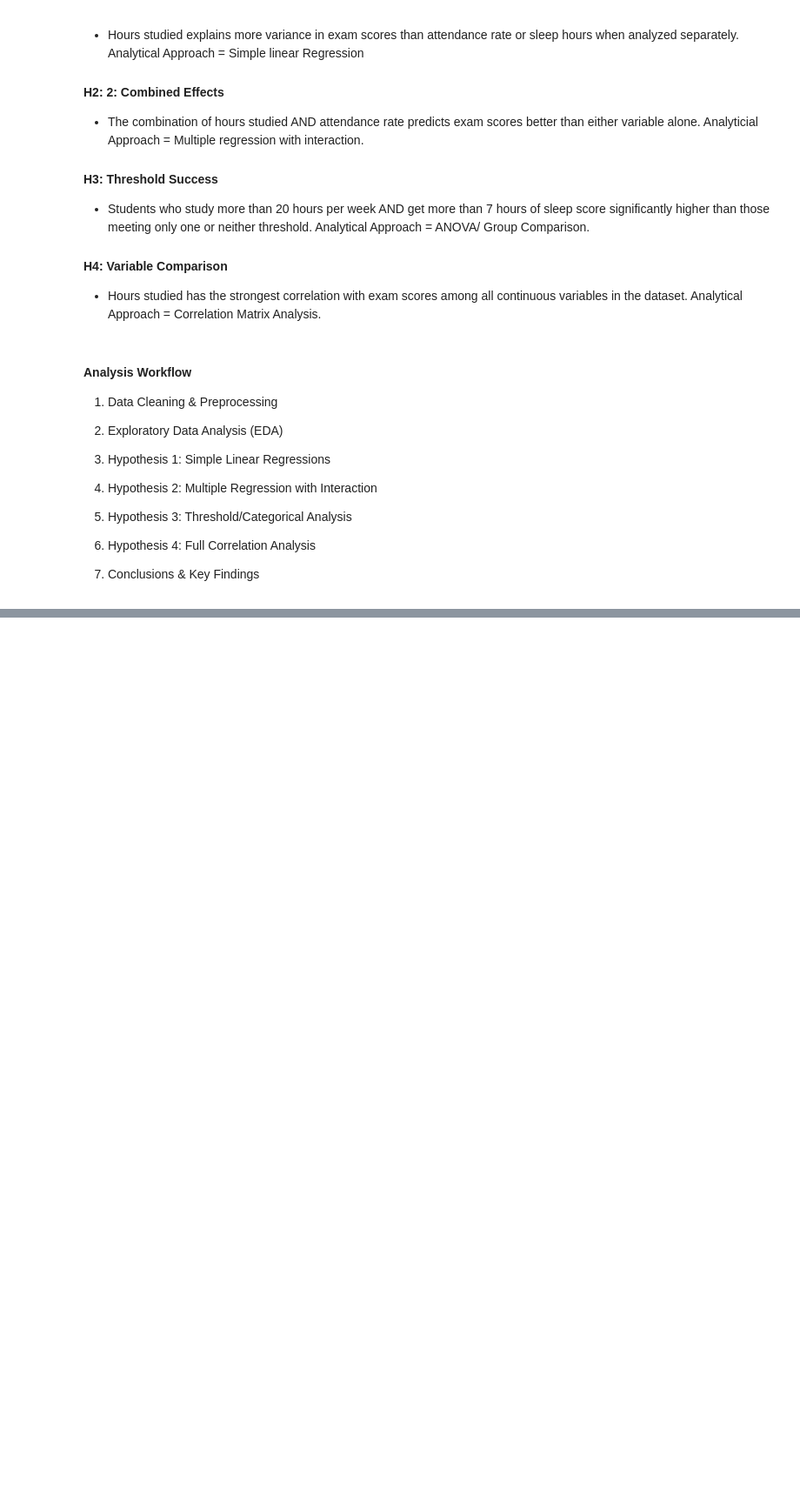
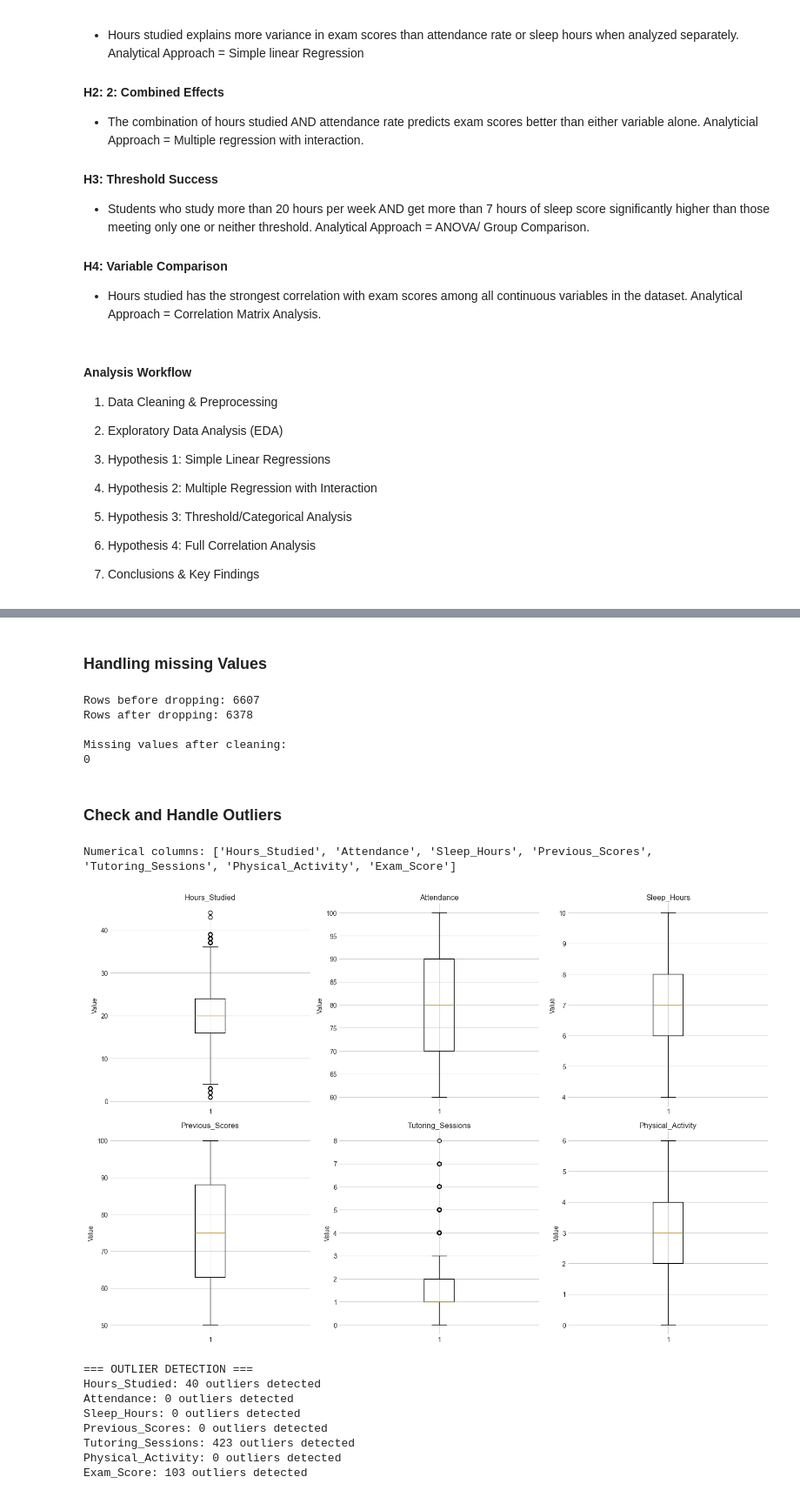
Before and after one commit to symemi115/Student-Performance-Factors, a Jupyter notebook: jupyter_notebooks/Notebook.ipynb, the cells around one changed output, grey strips where cells are left out. Shown at 87% size. Drawn from its saved outputs; the diff is of its cells as text; code cells hidden in the pictures; blank space fills up the shorter version.

Commit message:
Data-Prep

```diff
--- a/jupyter_notebooks/Notebook.ipynb
+++ b/jupyter_notebooks/Notebook.ipynb
@@ -56,0 +65,8 @@ sns.set_palette("husl")
+# %%
+# Loading the dataset
+df = pd.read_csv('../Data/Raw/StudentPerformanceFactors.csv')
+
+# Quick check to see the shape and first few rows of the dataset
+print(f"Dataset shape: {df.shape}")
+print("\nFirst 5 rows:")
+df.head()
@@ -56,0 +131,61 @@ sns.set_palette("husl")
+# %% [markdown]
+### Handling missing Values
+# %%
+# Dropping rows with missing values
+print(f"Rows before dropping: {len(df)}")
+df_clean = df.dropna()
+print(f"Rows after dropping: {len(df_clean)}")
+
+# Verifying no missing values remain
+print("\nMissing values after cleaning:")
+print(df_clean.isnull().sum().sum())
+# %% [output]
+Rows before dropping: 6607
+Rows after dropping: 6378
+
+Missing values after cleaning:
+0
+# %% [markdown]
+### Check and Handle Outliers
+# %%
+# Identifying numerical columns
+numerical_cols = df_clean.select_dtypes(include=[np.number]).columns.tolist()
+print(f"Numerical columns: {numerical_cols}")
+
+# Creating boxplots to visualize outliers
+fig, axes = plt.subplots(2, 3, figsize=(15, 10))
+axes = axes.ravel()
+
+for i, col in enumerate(numerical_cols[:6]):  # Limitting to first 6 columns
+    axes[i].boxplot(df_clean[col].dropna())
+    axes[i].set_title(col)
+    axes[i].set_ylabel('Value')
+
+plt.tight_layout()
+plt.show()
+
+# Using IQR method to detect outliers
+def detect_outliers_iqr(data, column):
+    Q1 = data[column].quantile(0.25)
+    Q3 = data[column].quantile(0.75)
+    IQR = Q3 - Q1
+    lower_bound = Q1 - 1.5 * IQR
+    upper_bound = Q3 + 1.5 * IQR
+    outliers = data[(data[column] < lower_bound) | (data[column] > upper_bound)]
+    return len(outliers), lower_bound, upper_bound
+
+print("\n=== OUTLIER DETECTION ===")
+for col in numerical_cols:
+    count, lower, upper = detect_outliers_iqr(df_clean, col)
+    print(f"{col}: {count} outliers detected")
+# %% [output]
+Numerical columns: ['Hours_Studied', 'Attendance', 'Sleep_Hours', 'Previous_Scores', 'Tutoring_Sessions', 'Physical_Activity', 'Exam_Score']
+[figure, added]
+=== OUTLIER DETECTION ===
+Hours_Studied: 40 outliers detected
+Attendance: 0 outliers detected
+Sleep_Hours: 0 outliers detected
+Previous_Scores: 0 outliers detected
+Tutoring_Sessions: 423 outliers detected
+Physical_Activity: 0 outliers detected
+Exam_Score: 103 outliers detected
```
Also changed, not shown: parts of 19 cells of this notebook, 1 other file.
